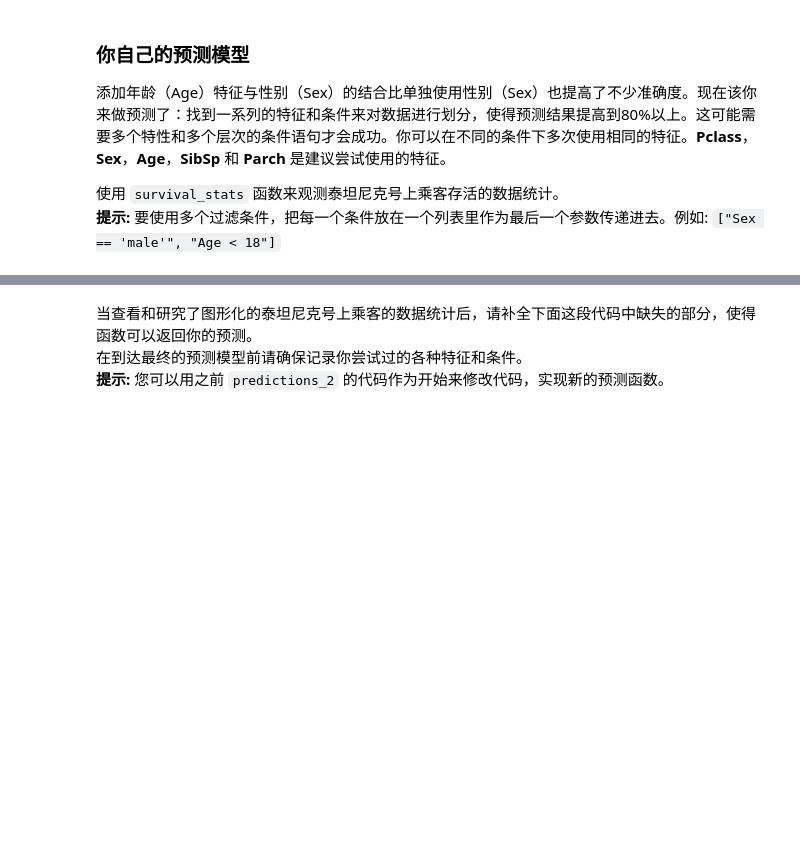
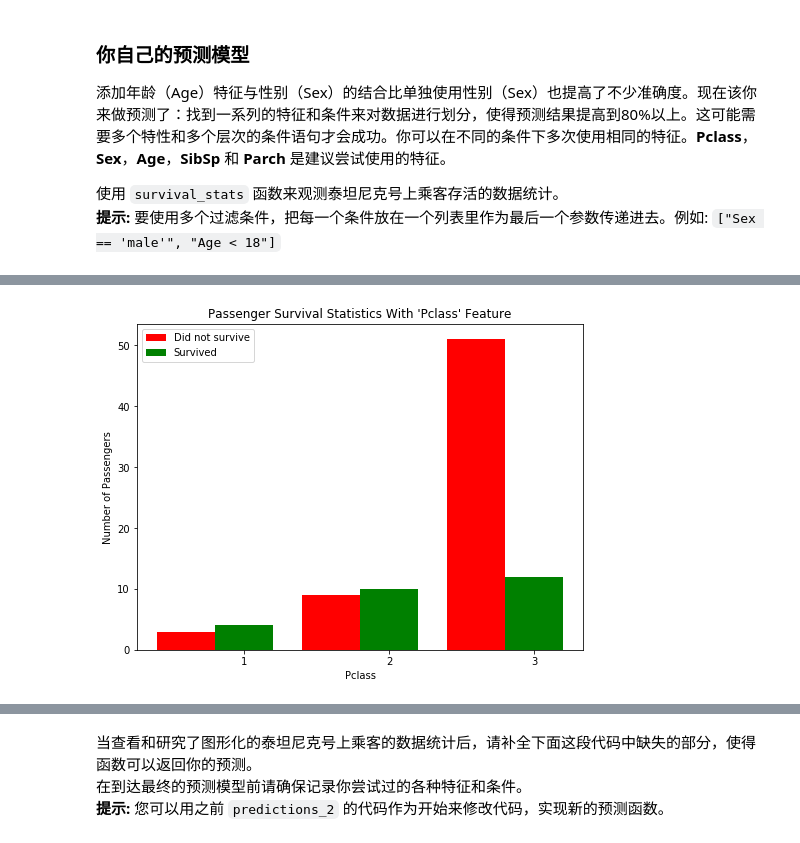
Before and after one commit to nikinikiniki/titanic_survival_exploration, a Jupyter notebook: titanic_survival_exploration.ipynb, the cells around one changed output, grey strips where cells are left out. Saved outputs shown, nothing was run; the diff lists cells and outputs as text; code cells hidden in the pictures; blank space fills up the shorter version.

```diff
--- a/titanic_survival_exploration.ipynb
+++ b/titanic_survival_exploration.ipynb
@@ -199,0 +239,4 @@ survival_stats(data, outcomes, 'Age', ["Sex == 'male'", "Age < 18"])
+# %%
+survival_stats(data, outcomes, 'Pclass',["Sex == 'male", "Age < 20"])
+# %% [output]
+[figure, added]
```
Also changed, not shown: parts of 17 cells of this notebook, 1 other file.
